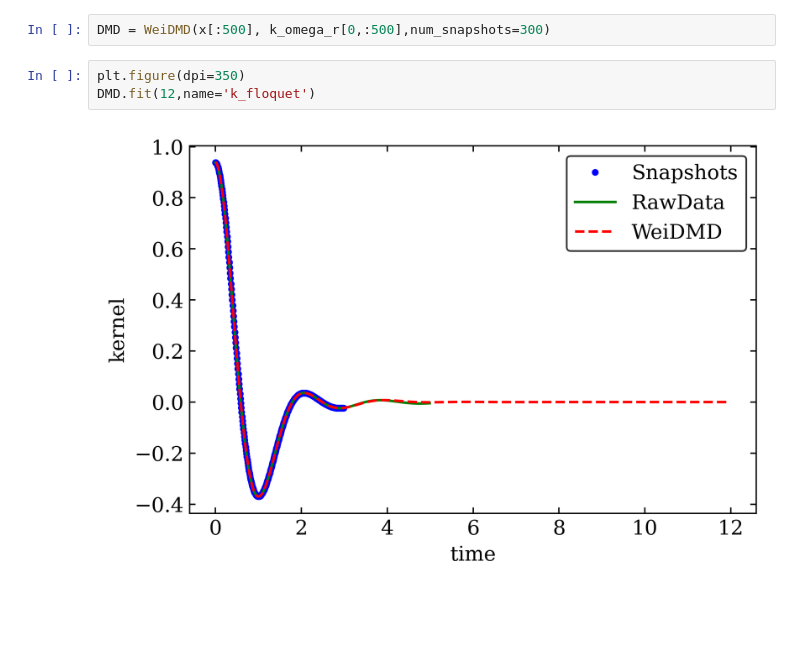
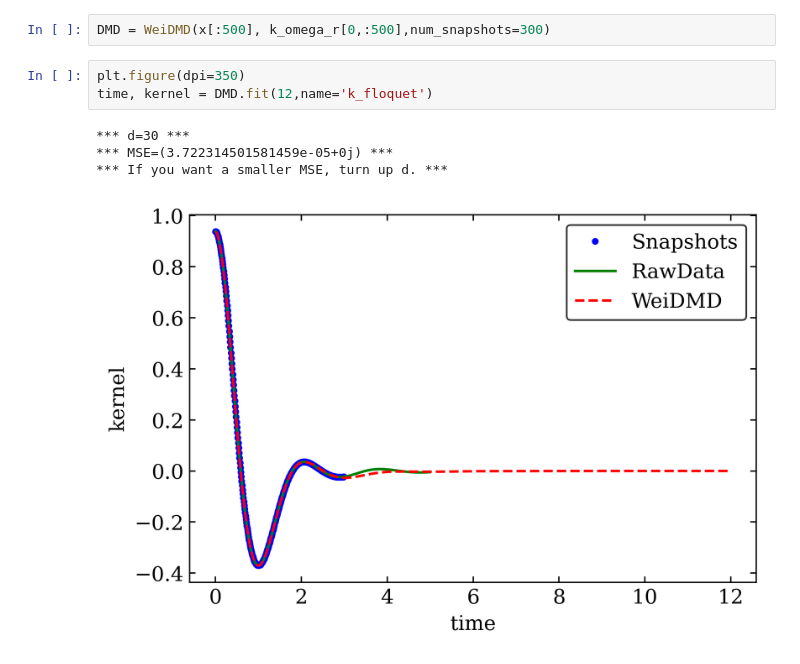
Before and after one commit to Weitheskmt/WeiDMD, a Jupyter notebook: tutorials/floquet/DMD_floquet.ipynb, the cells around one changed output. Drawn from its saved outputs; the diff is of its cells as text; blank space fills up the shorter version.

```diff
--- a/tutorials/floquet/DMD_floquet.ipynb
+++ b/tutorials/floquet/DMD_floquet.ipynb
@@ -126,6 +126,9 @@ plt.plot(x[:500],k_omega_r[3,:500]*5000,color="darkcyan")
 DMD = WeiDMD(x[:500], k_omega_r[0,:500],num_snapshots=300)
 # %%
 plt.figure(dpi=350)
-DMD.fit(12,name='k_floquet')
+time, kernel = DMD.fit(12,name='k_floquet')
 # %% [output]
+*** d=30 ***
+*** MSE=(3.722314501581459e-05+0j) ***
+*** If you want a smaller MSE, turn up d. ***
-[figure, old version]
+[figure, new version]
```
